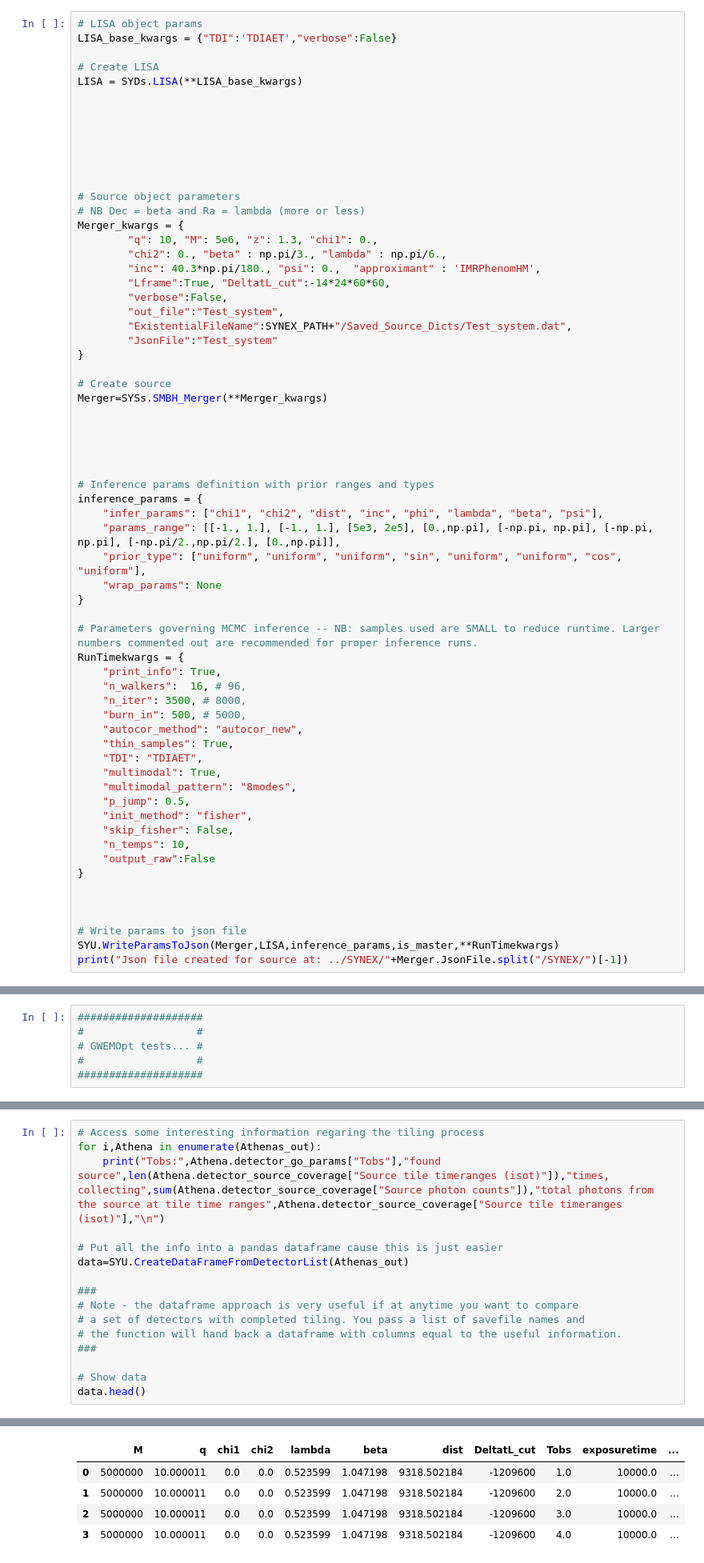
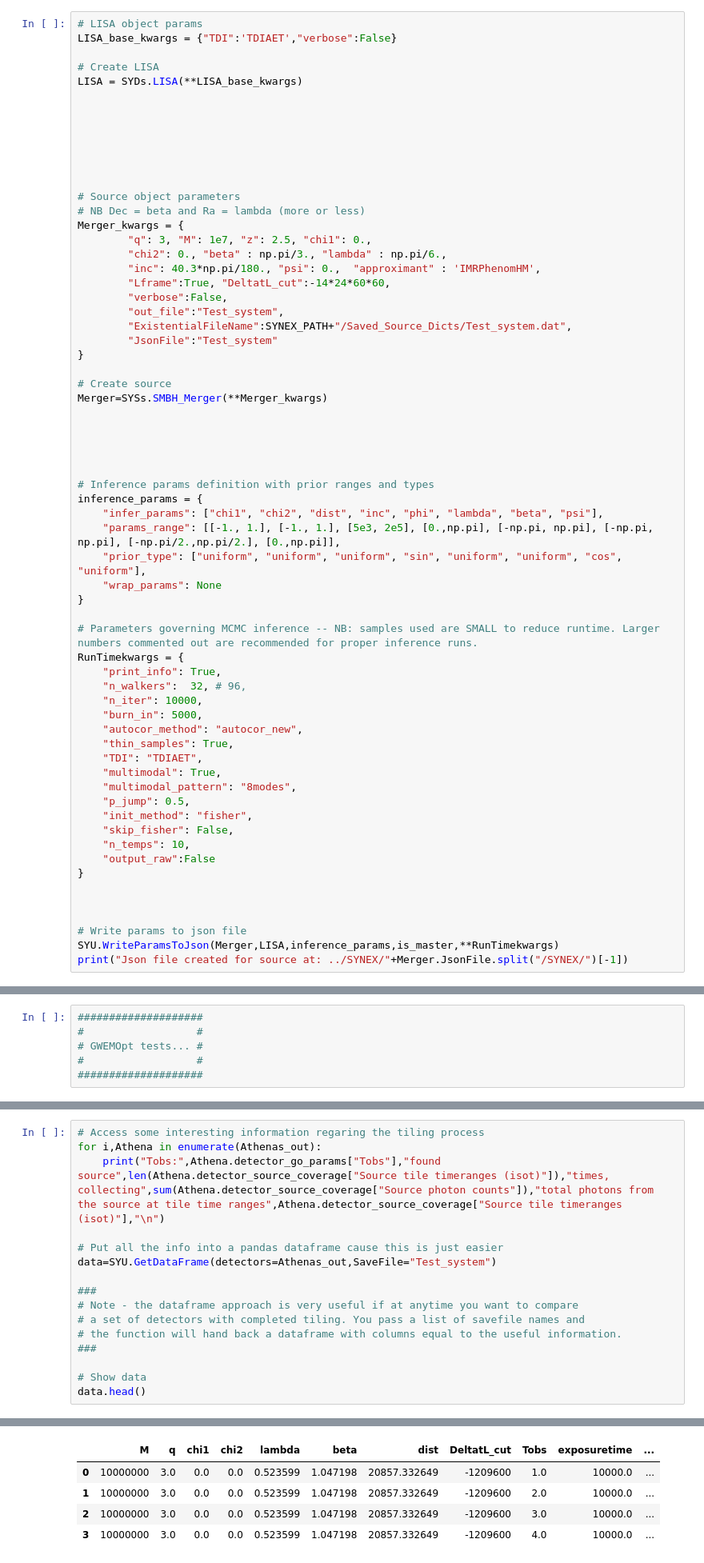
Before and after one commit to PAduverne/SYNEX, a Jupyter notebook: test_functions/Installation_tests.ipynb, the cells around one changed output, grey strips where cells are left out. Shown at 80% size. Cells and saved outputs as stored; diff of their text form.

Commit message:
Tightening test functions and example studies so that test systems are more representative of what SYNEX is interested in addressing, and more clearly commented.

```diff
--- a/test_functions/Installation_tests.ipynb
+++ b/test_functions/Installation_tests.ipynb
@@ -130,7 +130,7 @@ LISA = SYDs.LISA(**LISA_base_kwargs)
 # Source object parameters
 # NB Dec = beta and Ra = lambda (more or less)
 Merger_kwargs = {
-        "q": 10, "M": 5e6, "z": 1.3, "chi1": 0.,
+        "q": 3, "M": 1e7, "z": 2.5, "chi1": 0.,
         "chi2": 0., "beta" : np.pi/3., "lambda" : np.pi/6.,
         "inc": 40.3*np.pi/180., "psi": 0.,  "approximant" : 'IMRPhenomHM',
         "Lframe":True, "DeltatL_cut":-14*24*60*60,
@@ -158,9 +158,9 @@ inference_params = {
 # Parameters governing MCMC inference -- NB: samples used are SMALL to reduce runtime. Larger numbers commented out are recommended for proper inference runs.
 RunTimekwargs = {
     "print_info": True,
-    "n_walkers":  16, # 96,
-    "n_iter": 3500, # 8000,
-    "burn_in": 500, # 5000,
+    "n_walkers":  32, # 96,
+    "n_iter": 10000,
+    "burn_in": 5000,
     "autocor_method": "autocor_new",
     "thin_samples": True,
     "TDI": "TDIAET",
@@ -454,7 +478,7 @@ for i,Athena in enumerate(Athenas_out):
     print("Tobs:",Athena.detector_go_params["Tobs"],"found source",len(Athena.detector_source_coverage["Source tile timeranges (isot)"]),"times, collecting",sum(Athena.detector_source_coverage["Source photon counts"]),"total photons from the source at tile time ranges",Athena.detector_source_coverage["Source tile timeranges (isot)"],"\n")
 
 # Put all the info into a pandas dataframe cause this is just easier
-data=SYU.CreateDataFrameFromDetectorList(Athenas_out)
+data=SYU.GetDataFrame(detectors=Athenas_out,SaveFile="Test_system")
 
 ###
 # Note - the dataframe approach is very useful if at anytime you want to compare
@@ -475,8 +501,8 @@ Tobs: [0. 4.] found source 2 times, collecting 429.9779365044125 total photons f
 |  | M | q | chi1 | chi2 | lambda | beta | dist | DeltatL_cut | Tobs | exposuretime | ... |
-| 0 | 5000000 | 10.000011 | 0.0 | 0.0 | 0.523599 | 1.047198 | 9318.502184 | -1209600 | 1.0 | 10000.0 | ... |
-| 1 | 5000000 | 10.000011 | 0.0 | 0.0 | 0.523599 | 1.047198 | 9318.502184 | -1209600 | 2.0 | 10000.0 | ... |
-| 2 | 5000000 | 10.000011 | 0.0 | 0.0 | 0.523599 | 1.047198 | 9318.502184 | -1209600 | 3.0 | 10000.0 | ... |
-| 3 | 5000000 | 10.000011 | 0.0 | 0.0 | 0.523599 | 1.047198 | 9318.502184 | -1209600 | 4.0 | 10000.0 | ... |
+| 0 | 10000000 | 3.0 | 0.0 | 0.0 | 0.523599 | 1.047198 | 20857.332649 | -1209600 | 1.0 | 10000.0 | ... |
+| 1 | 10000000 | 3.0 | 0.0 | 0.0 | 0.523599 | 1.047198 | 20857.332649 | -1209600 | 2.0 | 10000.0 | ... |
+| 2 | 10000000 | 3.0 | 0.0 | 0.0 | 0.523599 | 1.047198 | 20857.332649 | -1209600 | 3.0 | 10000.0 | ... |
+| 3 | 10000000 | 3.0 | 0.0 | 0.0 | 0.523599 | 1.047198 | 20857.332649 | -1209600 | 4.0 | 10000.0 | ... |
 # %%
 
 ##### Plot schedule results using gwemopt internal plotting functions
```
Also changed, not shown: parts of 12 cells of this notebook, 3 other files.
